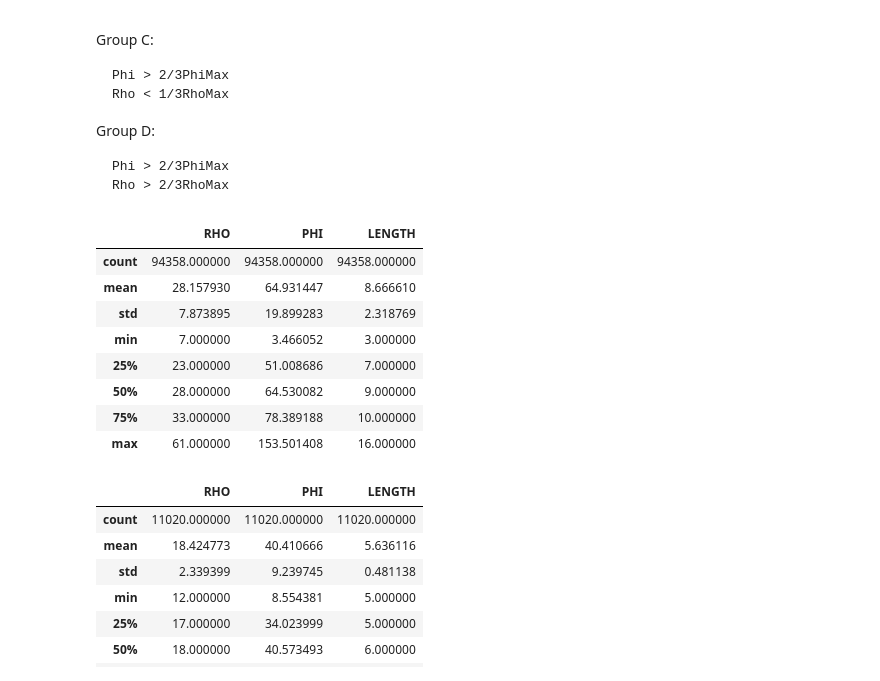
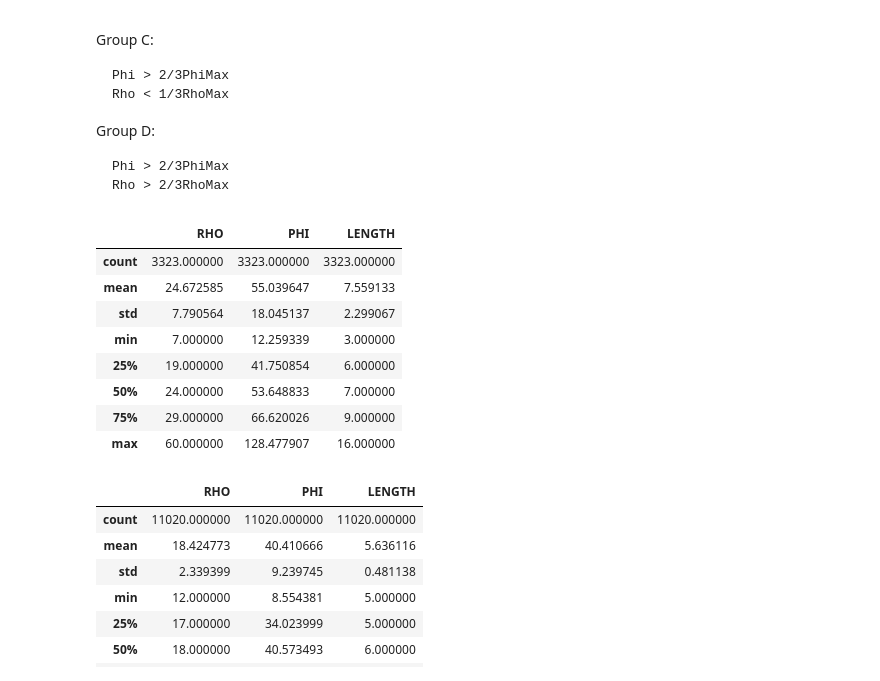
Before and after one commit to wakaru44/letter_counting, a Jupyter notebook: code/Letter Counting.ipynb, the cells around one changed output. Saved outputs shown, nothing was run; the diff lists cells and outputs as text; code cells hidden in the pictures.

```diff
--- a/code/Letter Counting.ipynb
+++ b/code/Letter Counting.ipynb
@@ -556,19 +556,19 @@ Group D:
 # %%
 # This is how the full original database looks like.
 
 # All the words with more than 4000 points of frequency, are mostly nexus
-data = data.loc[data["FRECUENC"].apply(lambda x: filter_freq(x,0,4500))]
+data = data.loc[data["FRECUENC"].apply(lambda x: filter_freq(x,20,90))]
 data.describe()
 # %% [output]
 |  | RHO | PHI | LENGTH |
-| count | 94358.000000 | 94358.000000 | 94358.000000 |
-| mean | 28.157930 | 64.931447 | 8.666610 |
-| std | 7.873895 | 19.899283 | 2.318769 |
-| min | 7.000000 | 3.466052 | 3.000000 |
-| 25% | 23.000000 | 51.008686 | 7.000000 |
-| 50% | 28.000000 | 64.530082 | 9.000000 |
-| 75% | 33.000000 | 78.389188 | 10.000000 |
-| max | 61.000000 | 153.501408 | 16.000000 |
+| count | 3323.000000 | 3323.000000 | 3323.000000 |
+| mean | 24.672585 | 55.039647 | 7.559133 |
+| std | 7.790564 | 18.045137 | 2.299067 |
+| min | 7.000000 | 12.259339 | 3.000000 |
+| 25% | 19.000000 | 41.750854 | 6.000000 |
+| 50% | 24.000000 | 53.648833 | 7.000000 |
+| 75% | 29.000000 | 66.620026 | 9.000000 |
+| max | 60.000000 | 128.477907 | 16.000000 |
 # %%
 ## TEMP.
 
```
Also changed, not shown: parts of 9 cells of this notebook.
